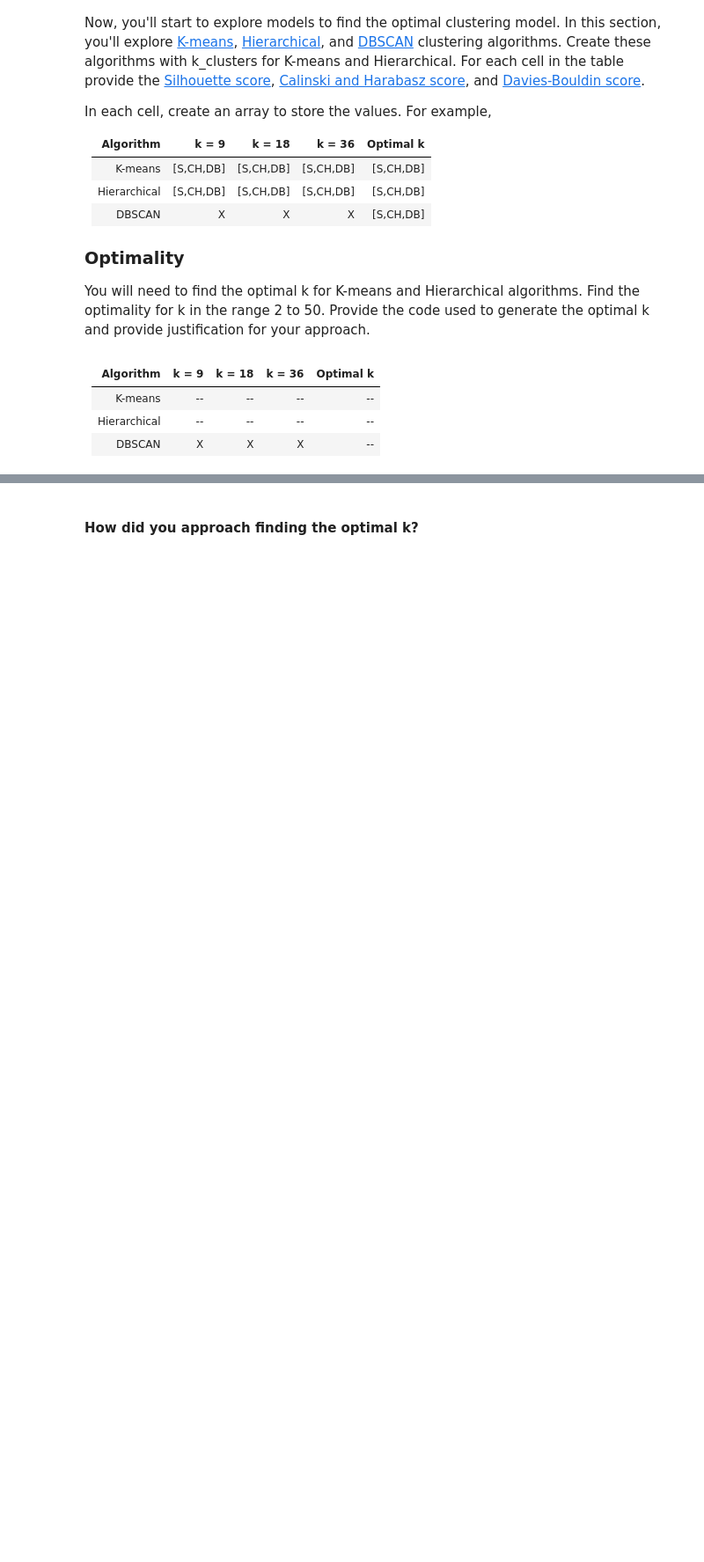
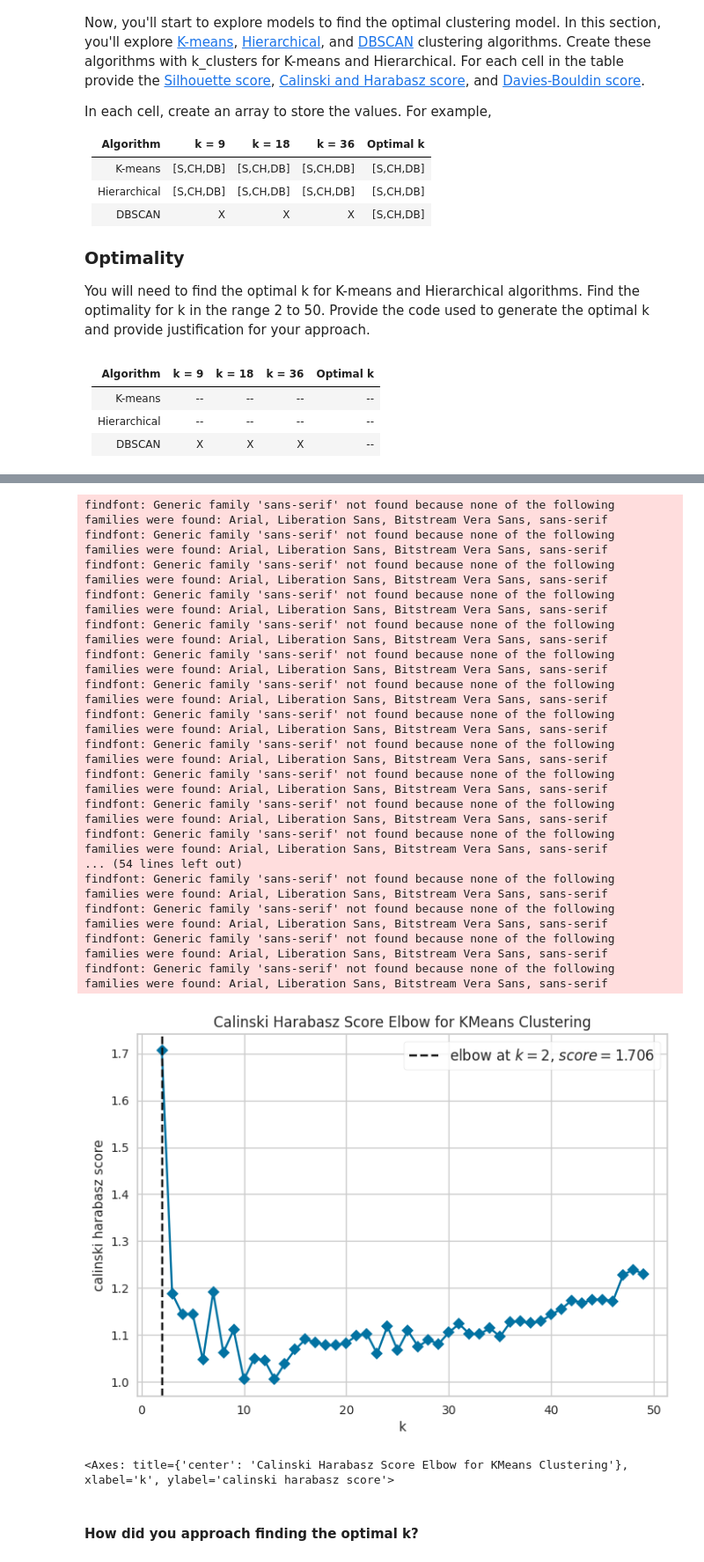
Before and after one commit to SShivPatell/cs5293sp23-project3, a Jupyter notebook: project3.ipynb, the cells around one changed output, grey strips where cells are left out. Shown at 88% size. Saved outputs shown, nothing was run; the diff lists cells and outputs as text; code cells hidden in the pictures; blank space fills up the shorter version.

```diff
--- a/project3.ipynb
+++ b/project3.ipynb
@@ -513,21 +533,28 @@ visualizer.show()
 # %%
-# Set the scorer to Calinski-Harabasz score
-visualizer.score_type = 'calinski_harabasz'
-
-# Fit the visualizer using TF-IDF data
-visualizer.fit(tfidfdocs)
-
-# Show the Calinski-Harabasz score plot
+model = KMeans(n_init='auto' ,max_iter=300)
+visualizer = KElbowVisualizer(model, k = (2,50), metric = 'calinski_harabasz', timings = False)
+visualizer.fit(tfidfdocs.toarray())
 visualizer.show()
-
-# Set the scorer to Davies-Bouldin score
-visualizer.score_type = 'davies_bouldin'
-
-# Fit the visualizer using TF-IDF data
-visualizer.fit(tfidfdocs)
-
-# Show the Davies-Bouldin score plot
-visualizer.show()
+# %% [output]
+findfont: Generic family 'sans-serif' not found because none of the following families were found: Arial, Liberation Sans, Bitstream Vera Sans, sans-serif
+findfont: Generic family 'sans-serif' not found because none of the following families were found: Arial, Liberation Sans, Bitstream Vera Sans, sans-serif
+findfont: Generic family 'sans-serif' not found because none of the following families were found: Arial, Liberation Sans, Bitstream Vera Sans, sans-serif
+findfont: Generic family 'sans-serif' not found because none of the following families were found: Arial, Liberation Sans, Bitstream Vera Sans, sans-serif
+findfont: Generic family 'sans-serif' not found because none of the following families were found: Arial, Liberation Sans, Bitstream Vera Sans, sans-serif
+findfont: Generic family 'sans-serif' not found because none of the following families were found: Arial, Liberation Sans, Bitstream Vera Sans, sans-serif
+findfont: Generic family 'sans-serif' not found because none of the following families were found: Arial, Liberation Sans, Bitstream Vera Sans, sans-serif
+findfont: Generic family 'sans-serif' not found because none of the following families were found: Arial, Liberation Sans, Bitstream Vera Sans, sans-serif
+findfont: Generic family 'sans-serif' not found because none of the following families were found: Arial, Liberation Sans, Bitstream Vera Sans, sans-serif
+findfont: Generic family 'sans-serif' not found because none of the following families were found: Arial, Liberation Sans, Bitstream Vera Sans, sans-serif
+findfont: Generic family 'sans-serif' not found because none of the following families were found: Arial, Liberation Sans, Bitstream Vera Sans, sans-serif
+findfont: Generic family 'sans-serif' not found because none of the following families were found: Arial, Liberation Sans, Bitstream Vera Sans, sans-serif
+... (54 lines left out)
+findfont: Generic family 'sans-serif' not found because none of the following families were found: Arial, Liberation Sans, Bitstream Vera Sans, sans-serif
+findfont: Generic family 'sans-serif' not found because none of the following families were found: Arial, Liberation Sans, Bitstream Vera Sans, sans-serif
+findfont: Generic family 'sans-serif' not found because none of the following families were found: Arial, Liberation Sans, Bitstream Vera Sans, sans-serif
+findfont: Generic family 'sans-serif' not found because none of the following families were found: Arial, Liberation Sans, Bitstream Vera Sans, sans-serif
+[figure, added]
+<Axes: title={'center': 'Calinski Harabasz Score Elbow for KMeans Clustering'}, xlabel='k', ylabel='calinski harabasz score'>
 # %% [markdown]
 #### How did you approach finding the optimal k?
 # %% [markdown]
```
Also changed, not shown: parts of 1 cell of this notebook.
